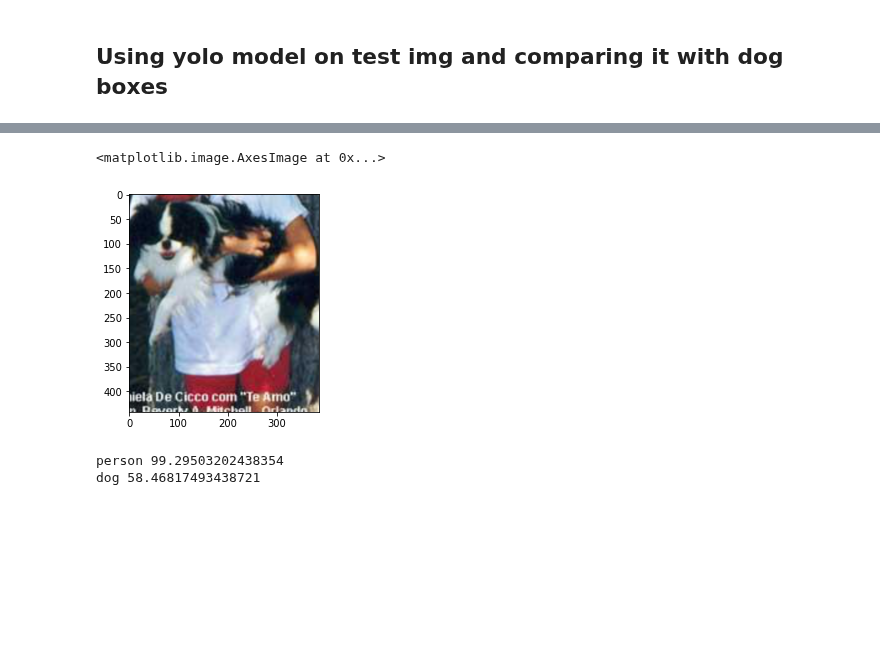
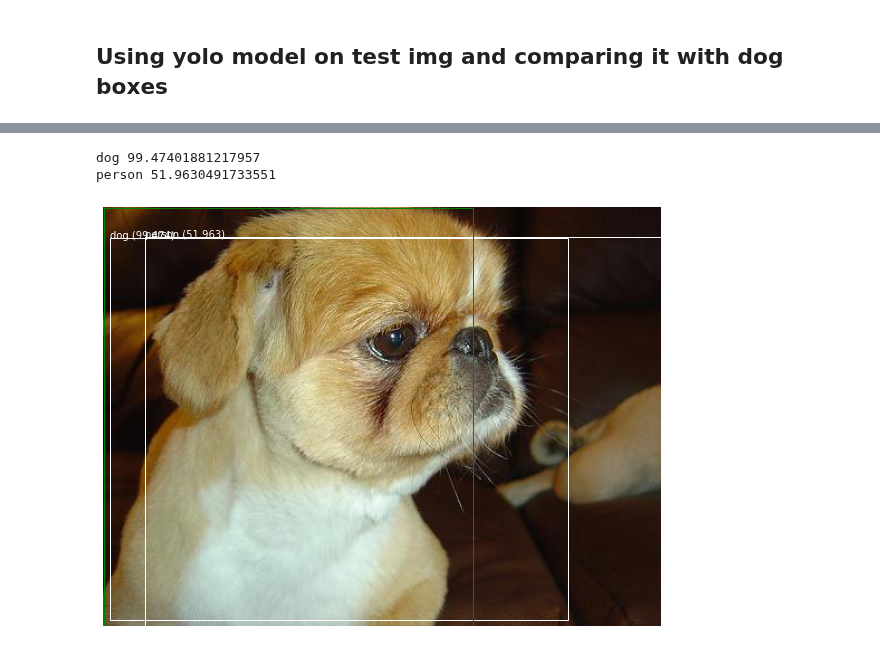
Before and after one commit to Jeremynadal33/classify_stanford_dogs, a Jupyter notebook: optimize_classification_with_yolo.ipynb, the cells around one changed output, grey strips where cells are left out. Saved outputs shown, nothing was run; the diff lists cells and outputs as text; code cells hidden in the pictures; blank space fills up the shorter version.

Commit message:
Predict from cropped image

```diff
--- a/optimize_classification_with_yolo.ipynb
+++ b/optimize_classification_with_yolo.ipynb
@@ -267,11 +213,6 @@ def crop(img, x1, y1, x2, y2):
-# %%
-image = tf.keras.preprocessing.image.smart_resize(crop(img, v_boxes[0].xmin, v_boxes[0].ymin, v_boxes[0].xmax, v_boxes[0].ymax)/255,(442,386))
-plt.imshow(image)
-# %% [output]
-<matplotlib.image.AxesImage at 0x...>
-[figure, old version]
 # %%
 def predict_boxes(path, yolo, labels,
+                  display = False,
                  yolo_threshold = 0.4, yolo_input=(416,416), anchors = [[116,90, 156,198, 373,326], [30,61, 62,45, 59,119], [10,13, 16,30, 33,23]]):
   image, image_w, image_h = load_image_pixels(path, yolo_input)
   # make prediction
@@ -289,10 +230,46 @@ def predict_boxes(path, yolo, labels,
   # get the details of the detected objects
   v_boxes, v_labels, v_scores = get_boxes(boxes, labels, yolo_threshold)
   # summarize what we found
-  for i in range(len(v_boxes)):
-    print(v_labels[i], v_scores[i])
+  if display :
+    for i in range(len(v_boxes)):
+      print(v_labels[i], v_scores[i])
+  return v_boxes, v_labels, v_scores
 # %%
-predict_boxes(img, yolo, labels)
+#get prediction : we may have something other than dog but we will not have the true bounded box for those
+boxes, pred_labels, scores = predict_boxes(img, yolo, yolo_labels)
 # %% [output]
-person 99.29503202438354
-dog 58.46817493438721
+dog 99.47401881217957
+person 51.9630491733551
+# %%
+#Get the true box
+t_x1, t_y1, t_x2, t_y2 = extract_info(annotation)
+t_width, t_height = t_x2 - t_x1, t_y2 - t_y1
+# %%
+plt.figure(figsize=(10,10))
+plt.imshow(plt.imread(img))
+# get the context for drawing boxes
+ax = plt.gca()
+# plot each box
+for i in range(len(boxes)):
+  box = boxes[i]
+  # get coordinates
+  y1, x1, y2, x2 = box.ymin, box.xmin, box.ymax, box.xmax
+  # calculate width and height of the box
+  width, height = x2 - x1, y2 - y1
+  # create the shape
+  rect = Rectangle((x1, y1), width, height, fill=False, color='white')
+  # draw the box
+  ax.add_patch(rect)
+  # draw text and score in top left corner
+  label = "%s (%.3f)" % (pred_labels[i], scores[i])
+  plt.text(x1, y1, label, color='white')
+
+#Placing true box
+t_rect = Rectangle((t_x1, t_y1), t_width, t_height, fill=False, color='green')
+ax.add_patch(t_rect)
+
+plt.axis('off')
+
+plt.show()
+# %% [output]
+[figure, added]
```
Also changed, not shown: parts of 19 cells of this notebook.
